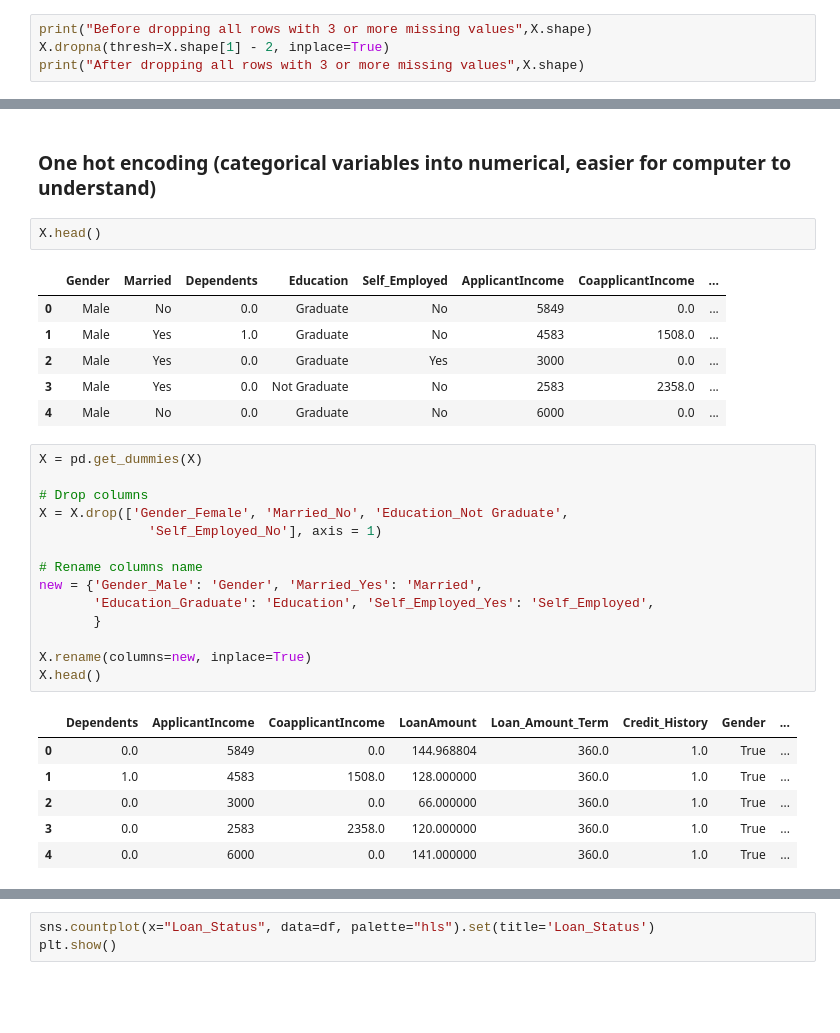
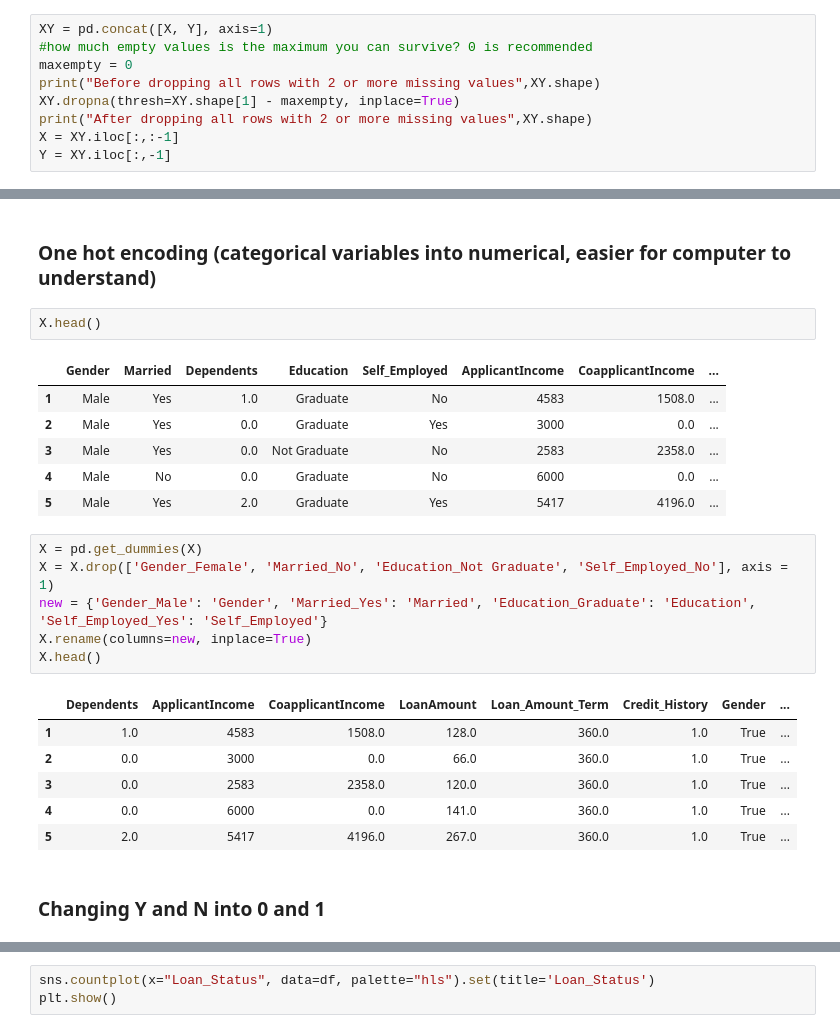
Before and after one commit to juliuszciazynski/Loan_Prediction, a Jupyter notebook: loans_final.ipynb, the cells around one changed output, grey strips where cells are left out. Drawn from its saved outputs; the diff is of its cells as text; blank space fills up the shorter version.

```diff
--- a/loans_final.ipynb
+++ b/loans_final.ipynb
@@ -128,7 +184,12 @@ Property_Area         0
 Loan_Status           0
 dtype: int64
 # %%
-print("Before dropping all rows with 3 or more missing values",X.shape)
-X.dropna(thresh=X.shape[1] - 2, inplace=True)
-print("After dropping all rows with 3 or more missing values",X.shape)
+XY = pd.concat([X, Y], axis=1)
+#how much empty values is the maximum you can survive? 0 is recommended
+maxempty = 0
+print("Before dropping all rows with 2 or more missing values",XY.shape)
+XY.dropna(thresh=XY.shape[1] - maxempty, inplace=True)
+print("After dropping all rows with 2 or more missing values",XY.shape)
+X = XY.iloc[:,:-1]
+Y = XY.iloc[:,-1]
 # %% [output]
@@ -165,29 +228,23 @@ dtype: int64
 X.head()
 # %% [output]
 |  | Gender | Married | Dependents | Education | Self_Employed | ApplicantIncome | CoapplicantIncome | ... |
-| 0 | Male | No | 0.0 | Graduate | No | 5849 | 0.0 | ... |
 | 1 | Male | Yes | 1.0 | Graduate | No | 4583 | 1508.0 | ... |
 | 2 | Male | Yes | 0.0 | Graduate | Yes | 3000 | 0.0 | ... |
 | 3 | Male | Yes | 0.0 | Not Graduate | No | 2583 | 2358.0 | ... |
 | 4 | Male | No | 0.0 | Graduate | No | 6000 | 0.0 | ... |
+| 5 | Male | Yes | 2.0 | Graduate | Yes | 5417 | 4196.0 | ... |
 # %%
 X = pd.get_dummies(X)
-
-# Drop columns
-X = X.drop(['Gender_Female', 'Married_No', 'Education_Not Graduate',
-              'Self_Employed_No'], axis = 1)
-
-# Rename columns name
-new = {'Gender_Male': 'Gender', 'Married_Yes': 'Married',
-       'Education_Graduate': 'Education', 'Self_Employed_Yes': 'Self_Employed',
-       }
-
+X = X.drop(['Gender_Female', 'Married_No', 'Education_Not Graduate', 'Self_Employed_No'], axis = 1)
+new = {'Gender_Male': 'Gender', 'Married_Yes': 'Married', 'Education_Graduate': 'Education', 'Self_Employed_Yes': 'Self_Employed'}
 X.rename(columns=new, inplace=True)
 X.head()
 # %% [output]
 |  | Dependents | ApplicantIncome | CoapplicantIncome | LoanAmount | Loan_Amount_Term | Credit_History | Gender | ... |
-| 0 | 0.0 | 5849 | 0.0 | 144.968804 | 360.0 | 1.0 | True | ... |
-| 1 | 1.0 | 4583 | 1508.0 | 128.000000 | 360.0 | 1.0 | True | ... |
-| 2 | 0.0 | 3000 | 0.0 | 66.000000 | 360.0 | 1.0 | True | ... |
-| 3 | 0.0 | 2583 | 2358.0 | 120.000000 | 360.0 | 1.0 | True | ... |
-| 4 | 0.0 | 6000 | 0.0 | 141.000000 | 360.0 | 1.0 | True | ... |
+| 1 | 1.0 | 4583 | 1508.0 | 128.0 | 360.0 | 1.0 | True | ... |
+| 2 | 0.0 | 3000 | 0.0 | 66.0 | 360.0 | 1.0 | True | ... |
+| 3 | 0.0 | 2583 | 2358.0 | 120.0 | 360.0 | 1.0 | True | ... |
+| 4 | 0.0 | 6000 | 0.0 | 141.0 | 360.0 | 1.0 | True | ... |
+| 5 | 2.0 | 5417 | 4196.0 | 267.0 | 360.0 | 1.0 | True | ... |
+# %% [markdown]
+### Changing Y and N into 0 and 1
```
Also changed, not shown: parts of 49 cells of this notebook.
